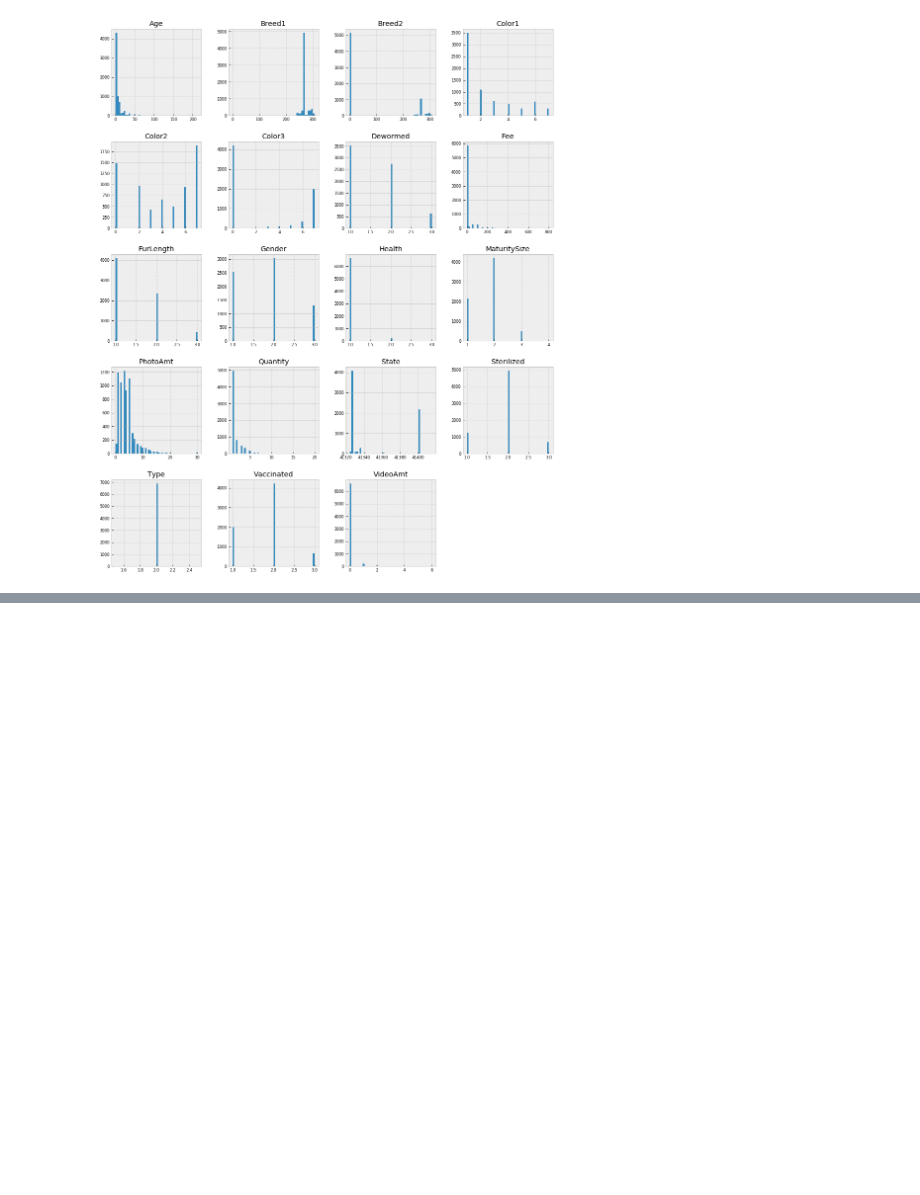
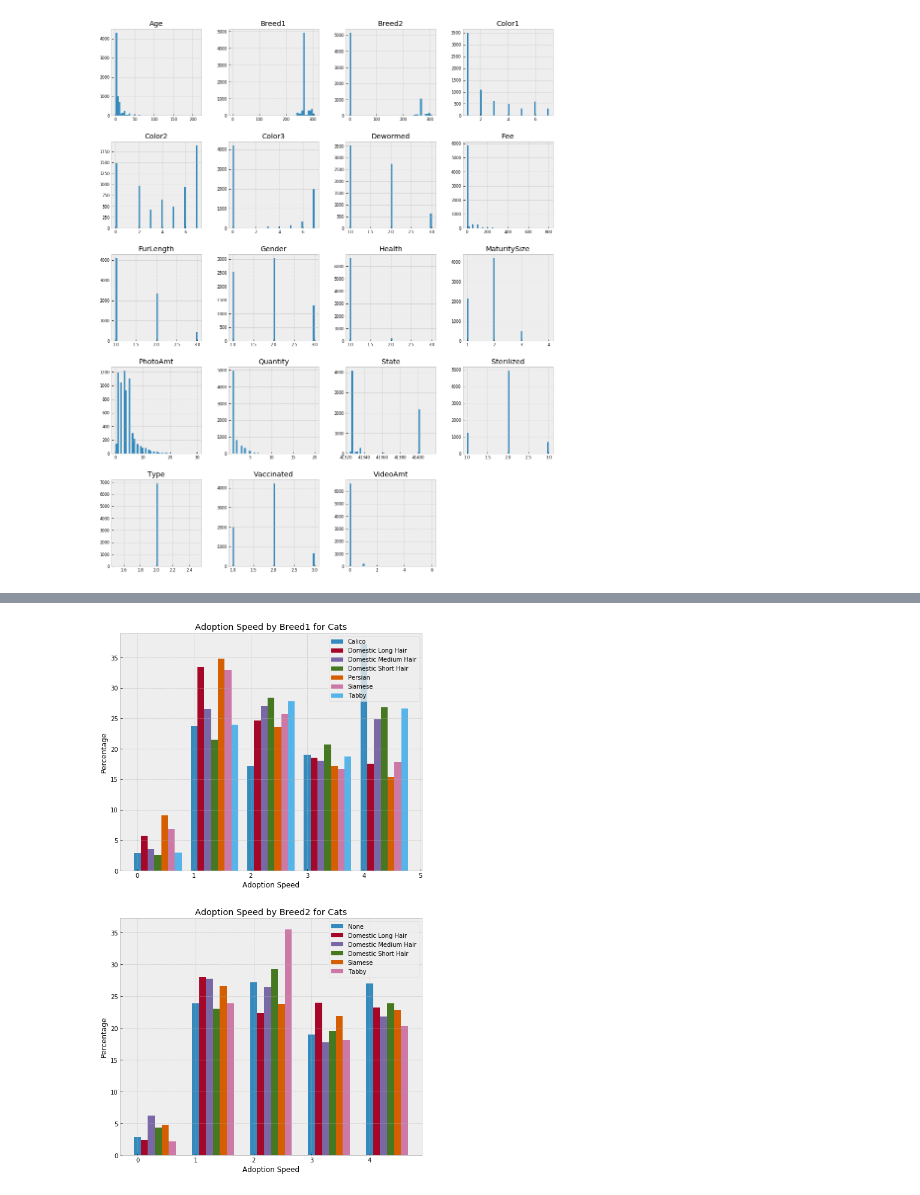
Before and after one commit to bfrison/CEBD1160, a Jupyter notebook: project/project_graphs.ipynb, the cells around one changed output, grey strips where cells are left out. Drawn from its saved outputs; the diff is of its cells as text; code cells hidden in the pictures; blank space fills up the shorter version.

```diff
--- a/project/project_graphs.ipynb
+++ b/project/project_graphs.ipynb
@@ -243,0 +244,17 @@ for i in range(len(axes_color_cats)):
+# %%
+fig_breed_cats, axes_breed_cats = plt.subplots(2, 1, figsize=(9,16))
+bar_width = 0.12
+for i in range(len(axes_breed_cats)):
+    ax = axes_breed_cats[i]
+    df_breeds = [(breed_labels_dict.get(j, "None"), df_cats[df_cats[f'Breed{i+1}'] == j])
+        for j in range(308) if len(df_cats[df_cats[f'Breed{i+1}'] == j]) > 100]
+    for k, (breed_label, df_breed) in enumerate(df_breeds):
+        df_breed_adopt = [df_breed[df_breed['AdoptionSpeed'] == str(l)] for l in range(5)]
+        ax.bar(np.arange(len(df_breed_adopt)) + k * bar_width,
+            [100 * len(speed) / len(df_breed) for speed in df_breed_adopt],
+            bar_width, label=f'{breed_label}')
+    ax.set(xlabel='Adoption Speed', ylabel='Percentage')
+    ax.set_title(f'Adoption Speed by Breed{i+1} for Cats')
+    ax.legend()
+# %% [output]
+[figure, added]
```
Also changed, not shown: parts of 9 cells of this notebook.
